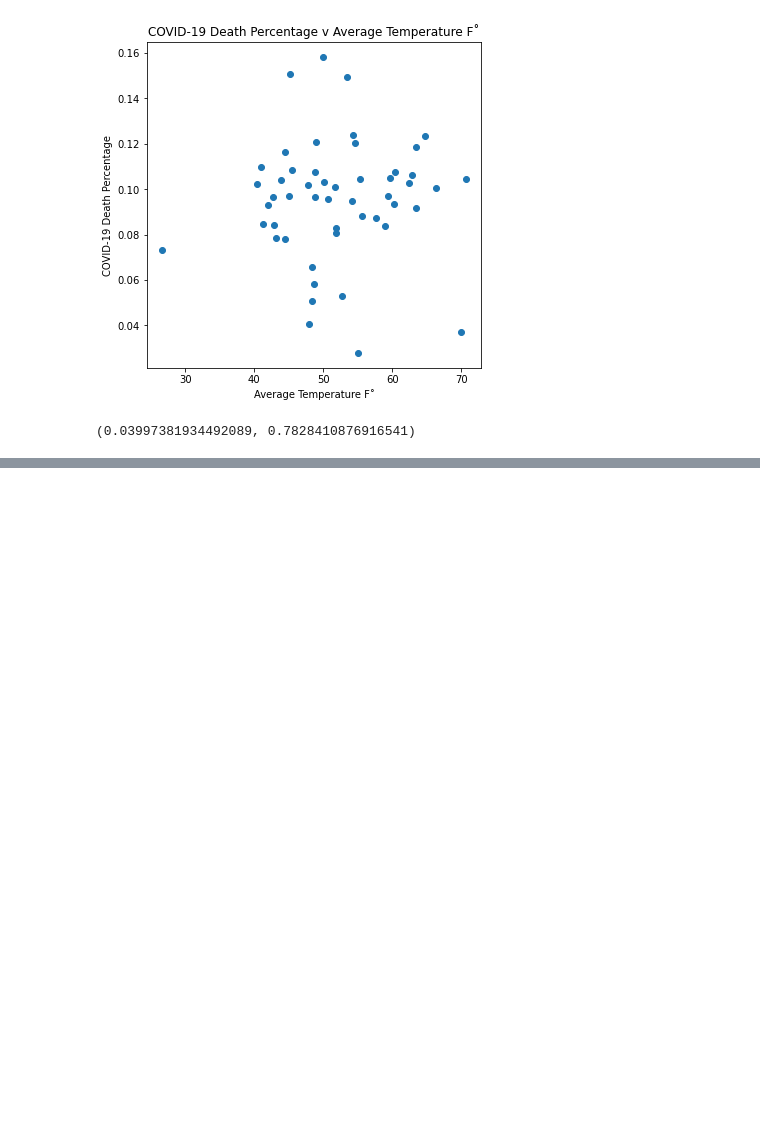
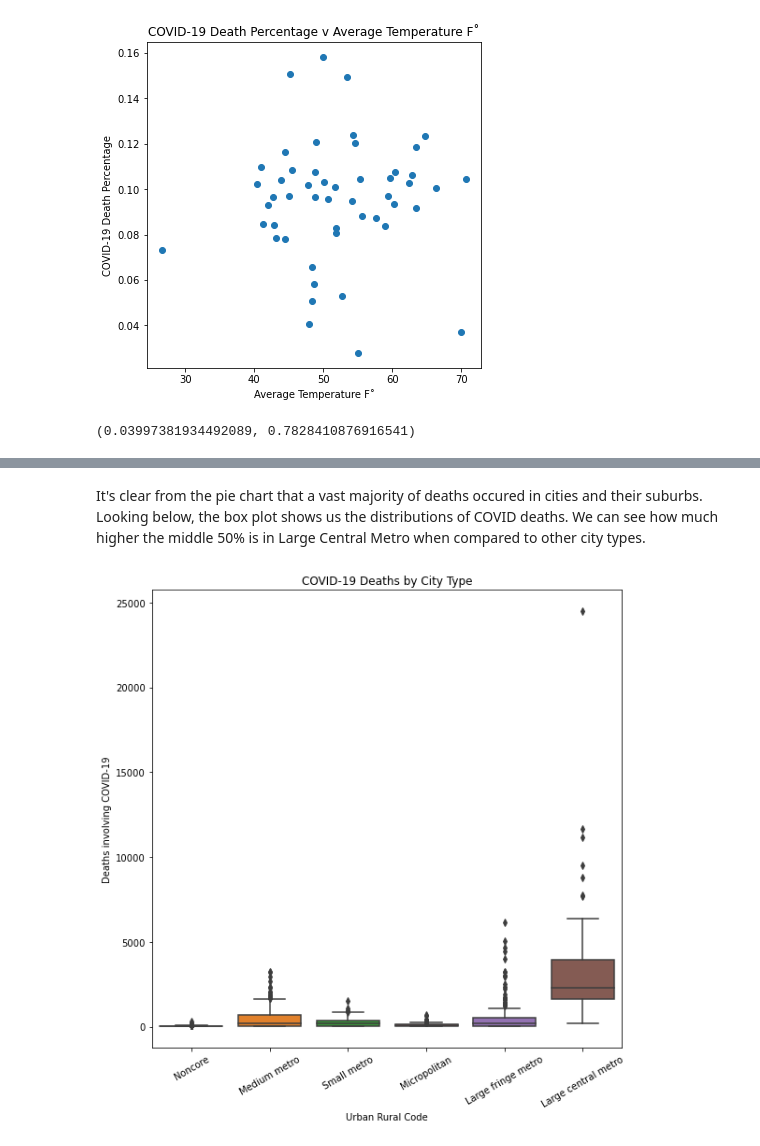
Before and after one commit to Sankalpsp21/Geographical-COVID-19-Trends, a Jupyter notebook: Covid-19 Spread in the United States.ipynb, the cells around one changed output, grey strips where cells are left out. Saved outputs shown, nothing was run; the diff lists cells and outputs as text; code cells hidden in the pictures; blank space fills up the shorter version.

```diff
--- a/Covid-19 Spread in the United States.ipynb
+++ b/Covid-19 Spread in the United States.ipynb
@@ -137,0 +193,9 @@ However, if we calculate the **percentage** of COVID-19 deaths in relation to to
+# %% [markdown]
+It's clear from the pie chart that a vast majority of deaths occured in cities and their suburbs. Looking below, the box plot shows us the distributions of COVID deaths. We can see how much higher the middle 50% is in Large Central Metro when compared to other city types.
+# %%
+sns.boxplot(data = Provisional_Deaths, x = 'Urban Rural Code', y = 'Deaths involving COVID-19')
+plt.title('COVID-19 Deaths by City Type')
+plt.xticks(rotation = 30)
+plt.show()
+# %% [output]
+[figure, added]
```
Also changed, not shown: parts of 14 cells of this notebook.
